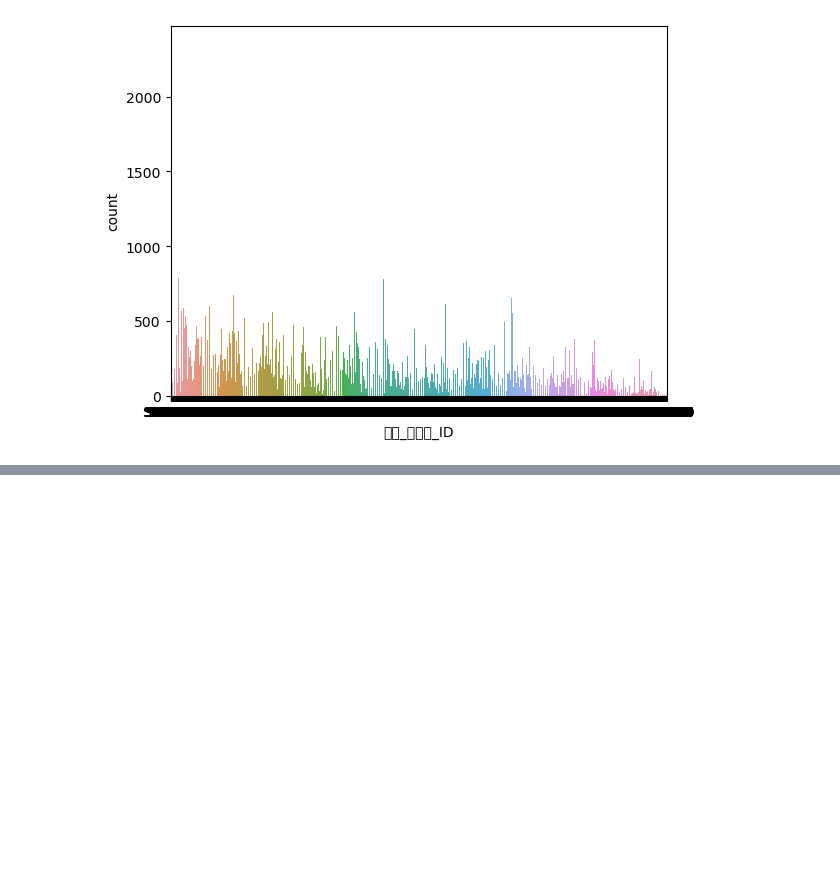
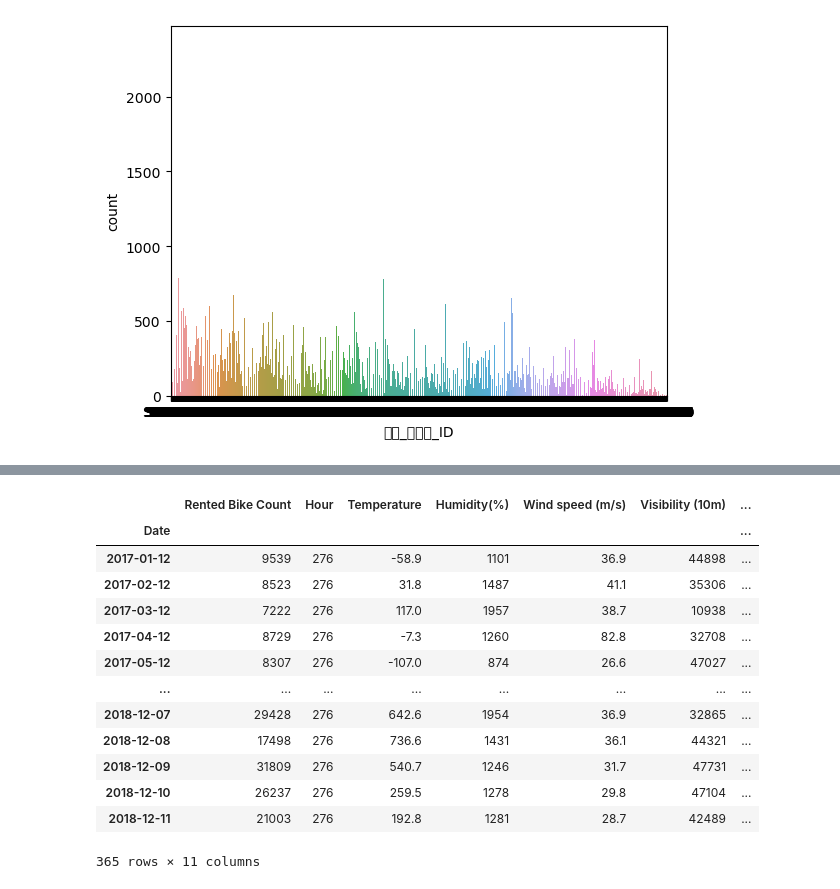
Before and after one commit to HongJeongHwan/KDT_project1_mini, a Jupyter notebook: mini_test.ipynb, the cells around one changed output, grey strips where cells are left out. Cells and saved outputs as stored; diff of their text form; code cells hidden in the pictures; blank space fills up the shorter version.

```diff
--- a/mini_test.ipynb
+++ b/mini_test.ipynb
@@ -184,0 +278,24 @@ TypeError: 'module' object is not callable
+# %%
+# df_weather.loc[:,'Date':'Month']
+# df_weather.max()
+df_weather.groupby('Date').sum()
+
+# df_weather.loc[:,'Date':'Rented Bike Count'].groupby('Date').sum()
+
+# cond = df_weather['Date']=='2017-01-12'
+# df_weather.loc[df_weather['Date']=='2017-01-12','Rented Bike Count'].sum()  #9539
+# %% [output]
+|  | Rented Bike Count | Hour | Temperature | Humidity(%) | Wind speed (m/s) | Visibility (10m) | ... |
+| Date |  |  |  |  |  |  | ... |
+| 2017-01-12 | 9539 | 276 | -58.9 | 1101 | 36.9 | 44898 | ... |
+| 2017-02-12 | 8523 | 276 | 31.8 | 1487 | 41.1 | 35306 | ... |
+| 2017-03-12 | 7222 | 276 | 117.0 | 1957 | 38.7 | 10938 | ... |
+| 2017-04-12 | 8729 | 276 | -7.3 | 1260 | 82.8 | 32708 | ... |
+| 2017-05-12 | 8307 | 276 | -107.0 | 874 | 26.6 | 47027 | ... |
+| ... | ... | ... | ... | ... | ... | ... | ... |
+| 2018-12-07 | 29428 | 276 | 642.6 | 1954 | 36.9 | 32865 | ... |
+| 2018-12-08 | 17498 | 276 | 736.6 | 1431 | 36.1 | 44321 | ... |
+| 2018-12-09 | 31809 | 276 | 540.7 | 1246 | 31.7 | 47731 | ... |
+| 2018-12-10 | 26237 | 276 | 259.5 | 1278 | 29.8 | 47104 | ... |
+| 2018-12-11 | 21003 | 276 | 192.8 | 1281 | 28.7 | 42489 | ... |
+365 rows × 11 columns
```
Also changed, not shown: parts of 11 cells of this notebook.
